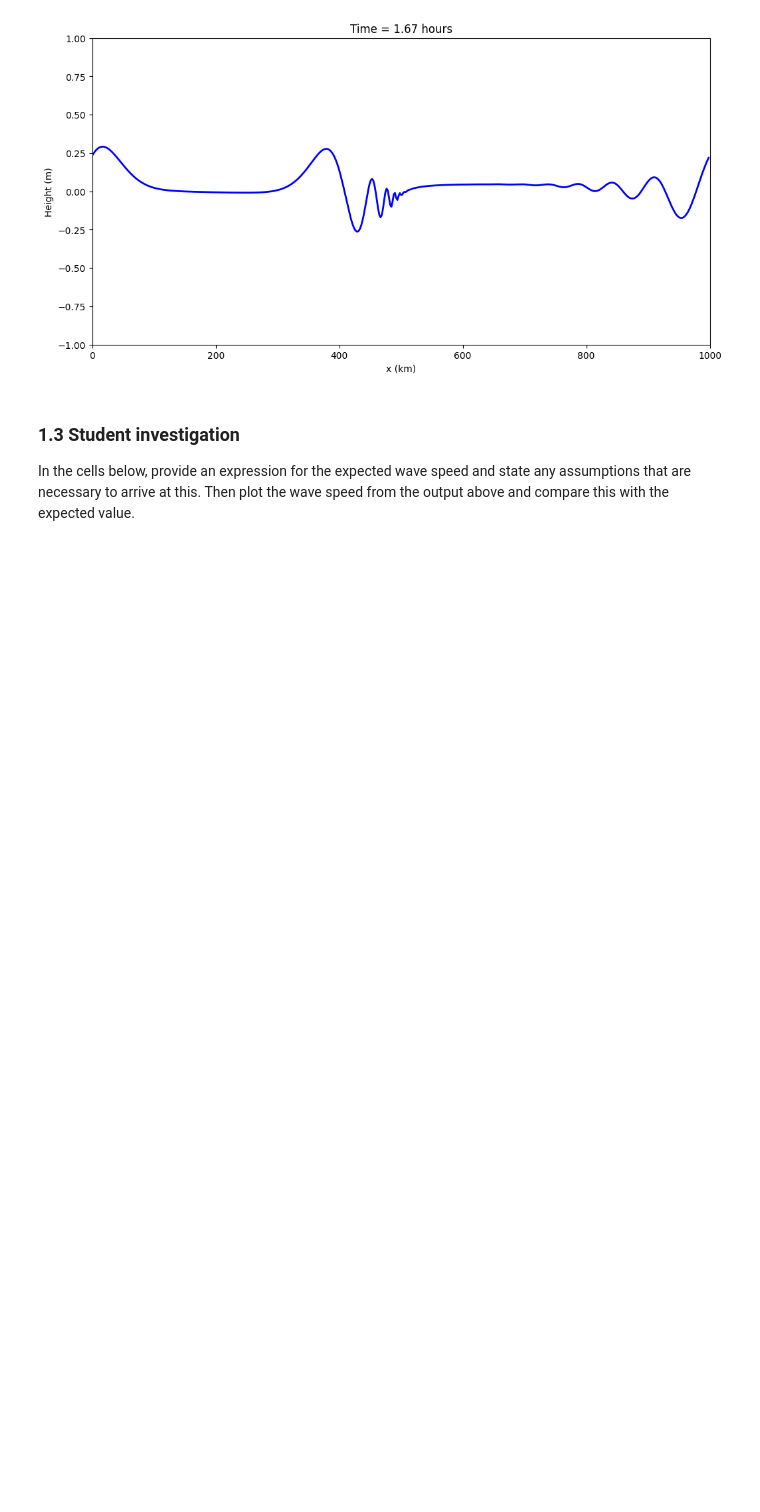
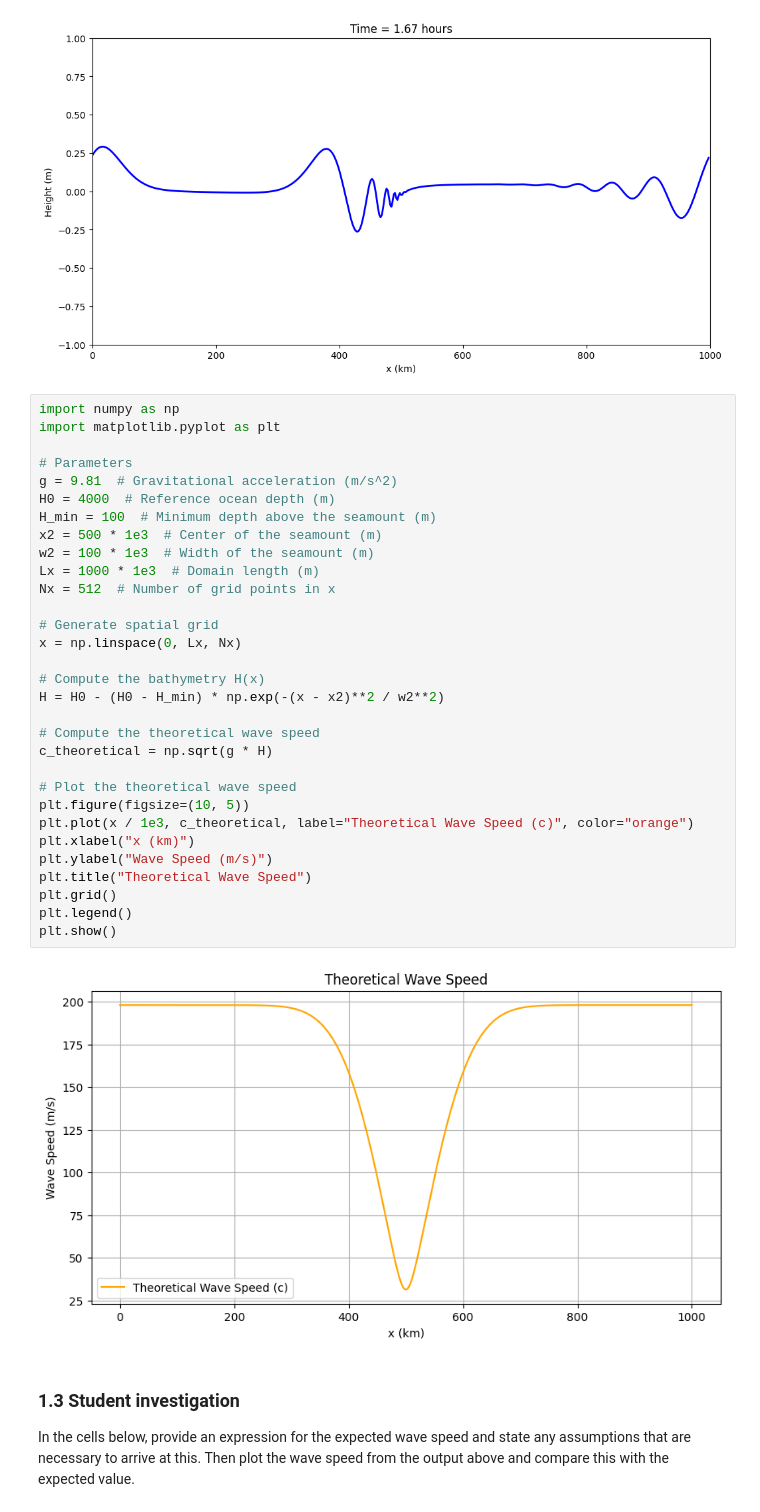
Before and after one commit to yu-huang-1/QCES, a Jupyter notebook: Project3_tsunami.ipynb, the cells around one changed output. Drawn from its saved outputs; the diff is of its cells as text; blank space fills up the shorter version.

```diff
--- a/Project3_tsunami.ipynb
+++ b/Project3_tsunami.ipynb
@@ -224,6 +224,39 @@ INFO:matplotlib.animation:MovieWriter._run: running command: ffmpeg -f rawvideo
 2024-11-21 15:17:21,854 matplotlib.animation 0/1 INFO :: MovieWriter._run: running command: ffmpeg -f rawvideo -vcodec rawvideo -s 1200x600 -pix_fmt rgba -framerate 25.0 -i pipe: -vcodec h264 -pix_fmt ...
 [interactive output not drawn]
 [figure]
+# %%
+import numpy as np
+import matplotlib.pyplot as plt
+
+# Parameters
+g = 9.81  # Gravitational acceleration (m/s^2)
+H0 = 4000  # Reference ocean depth (m)
+H_min = 100  # Minimum depth above the seamount (m)
+x2 = 500 * 1e3  # Center of the seamount (m)
+w2 = 100 * 1e3  # Width of the seamount (m)
+Lx = 1000 * 1e3  # Domain length (m)
+Nx = 512  # Number of grid points in x
+
+# Generate spatial grid
+x = np.linspace(0, Lx, Nx)
+
+# Compute the bathymetry H(x)
+H = H0 - (H0 - H_min) * np.exp(-(x - x2)**2 / w2**2)
+
+# Compute the theoretical wave speed
+c_theoretical = np.sqrt(g * H)
+
+# Plot the theoretical wave speed
+plt.figure(figsize=(10, 5))
+plt.plot(x / 1e3, c_theoretical, label="Theoretical Wave Speed (c)", color="orange")
+plt.xlabel("x (km)")
+plt.ylabel("Wave Speed (m/s)")
+plt.title("Theoretical Wave Speed")
+plt.grid()
+plt.legend()
+plt.show()
+# %% [output]
+[figure, added]
 # %% [markdown]
 ### 1.3 Student investigation
 <a id='section1pt3'></a>
```
Also changed, not shown: parts of 2 cells of this notebook.
